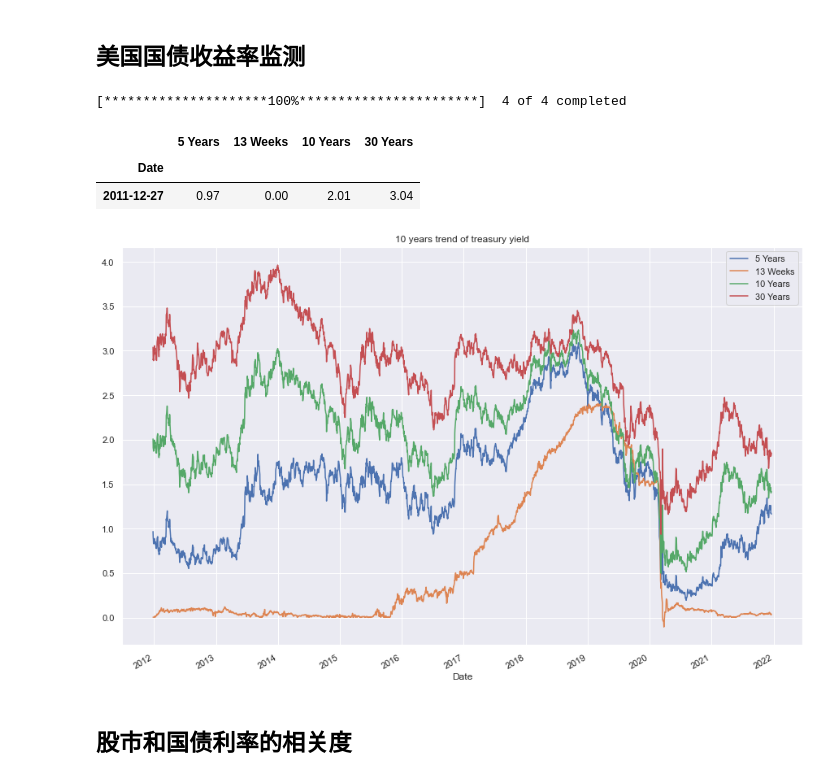
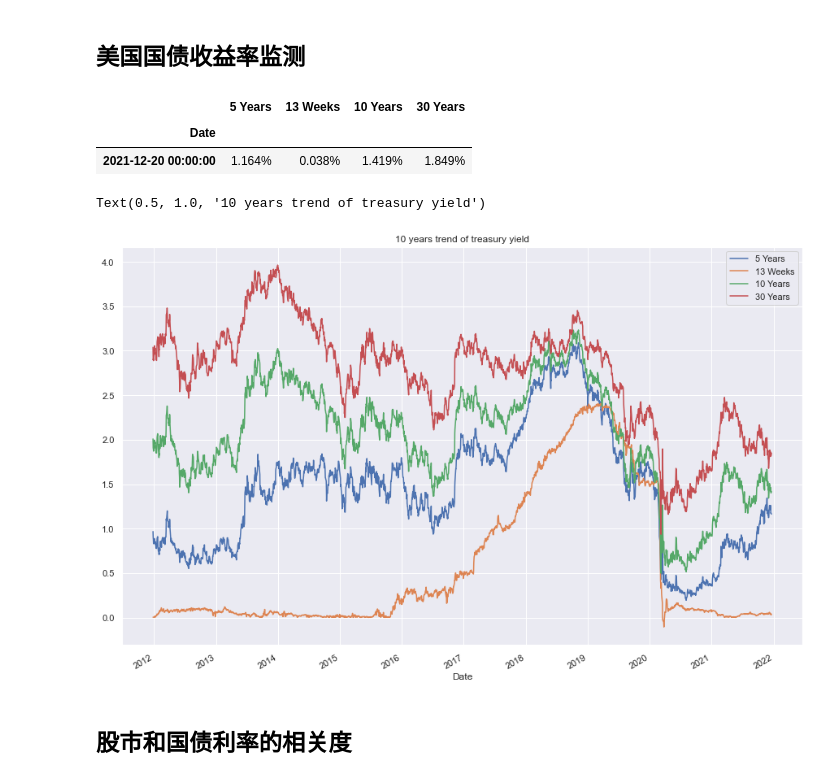
Before and after one commit to koalainfotech/skydog, a Jupyter notebook: notebooks/Value Investment Monitor.ipynb, the cells around one changed output. Drawn from its saved outputs; the diff is of its cells as text; code cells hidden in the pictures.

```diff
--- a/notebooks/Value Investment Monitor.ipynb
+++ b/notebooks/Value Investment Monitor.ipynb
@@ -52,20 +54,22 @@ This notebook was refreshed at 2021-12-21 11:07:02.080741
 ## 美国国债收益率监测
 # %%
 df_rate=pd.DataFrame()
-data=yf.download(['^IRX','^FVX','^TNX','^TYX'])
+data=yf.download(['^IRX','^FVX','^TNX','^TYX'],progress=False)
 
 df_rate=data.loc[dt.date.today()-dt.timedelta(days=365*10):]['Close']
 df_rate.columns=['5 Years','13 Weeks','10 Years','30 Years']
-# %% [output]
-[*********************100%***********************]  4 of 4 completed
+# %%
+s=df_rate.tail(1).style.format('{:.3f}%')
+s
+# %% [output]
+|  | 5 Years | 13 Weeks | 10 Years | 30 Years |
+| Date |  |  |  |  |
+| 2021-12-20 00:00:00 | 1.164% | 0.038% | 1.419% | 1.849% |
 # %%
 df_rate.plot()
 plt.title("10 years trend of treasury yield")
-df_rate.head(1)
 # %% [output]
-|  | 5 Years | 13 Weeks | 10 Years | 30 Years |
-| Date |  |  |  |  |
-| 2011-12-27 | 0.97 | 0.00 | 2.01 | 3.04 |
+Text(0.5, 1.0, '10 years trend of treasury yield')
 [figure]
 # %% [markdown]
 ## 股市和国债利率的相关度
```
Also changed, not shown: parts of 7 cells of this notebook, 2 other files.
